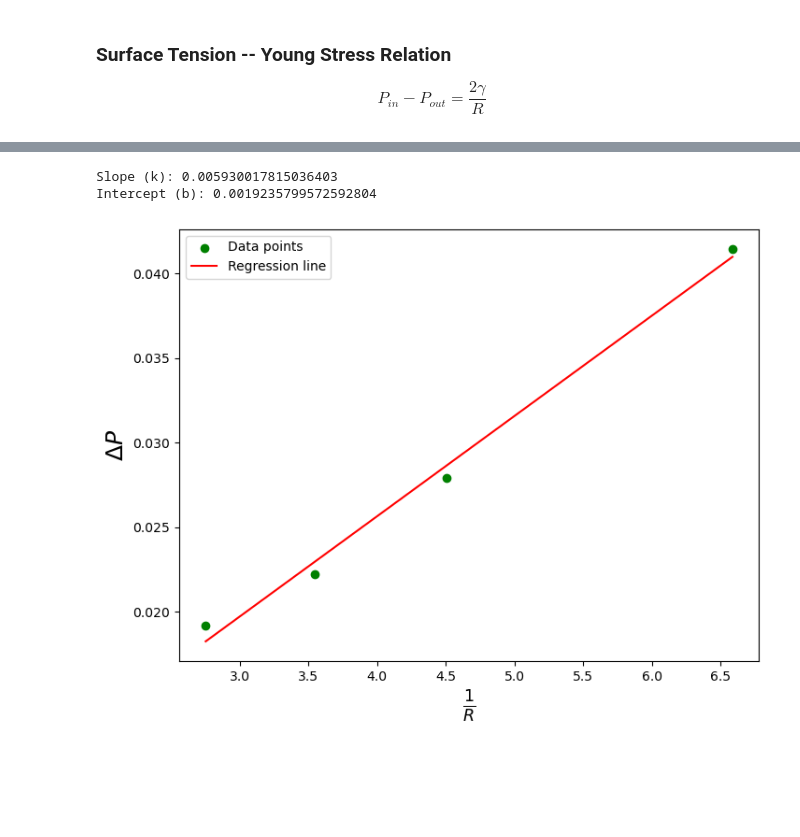
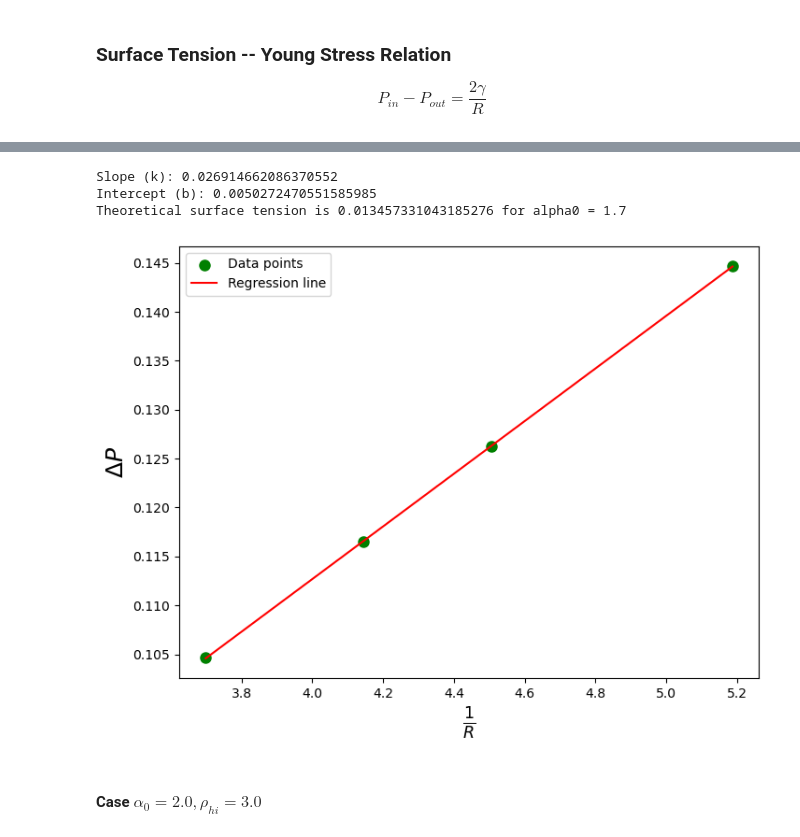
Before and after one commit to MDProject/Binary-Fluctuating-Lattice-Boltzmann, a Jupyter notebook: Surface_Tension.ipynb, the cells around one changed output, grey strips where cells are left out. Drawn from its saved outputs; the diff is of its cells as text; code cells hidden in the pictures; blank space fills up the shorter version.

```diff
--- a/Surface_Tension.ipynb
+++ b/Surface_Tension.ipynb
@@ -99,20 +99,24 @@ $$p=\rho_{\sigma}c_{s}^{2}+\rho_{\sigma^{\prime}}c_{s}^{2}+G_{\sigma\sigma^{\pri
 ### Mass Conservation Verification
 # %%
 ############    modify if needed    ############################
-step1 = 10000
+step1 = 20000
 step0 = 0
 temperature = 0.
-alpha0 = 1.5
+alpha0 = 2.
 cs2 = 1./3.
 nx = 32
 ny = 32
 nz = 32
 radius = 0.2
+rho_hi = 3.0
 #######################################################
 
-plot_file_dir_last = "./data_droplet_alpha0_{:.2f}_r{:.2f}/lbm_data_shshan_alpha0_".format(alpha0, radius) +\
+plot_file_root = "./droplet_surface_tension"
+plot_file_dir_last = plot_file_root + "/data_droplet_density_{:.2f}_alpha0_{:.2f}_r{:.2f}_size{:d}-{:d}-{:d}/lbm_data_shshan_alpha0_"\
+    .format(rho_hi, alpha0, radius, nx, ny, nz) +\
       "{:.2f}".format(alpha0) + "_xi_" + "{:.1e}".format(temperature) + "_size{:d}-{:d}-{:d}/plt".format(nx,ny,nz) + f"{step1:07d}"
-plot_file_dir_init = "./data_droplet_alpha0_{:.2f}_r{:.2f}/lbm_data_shshan_alpha0_".format(alpha0, radius) +\
+plot_file_dir_init = plot_file_root + "/data_droplet_density_{:.2f}_alpha0_{:.2f}_r{:.2f}_size{:d}-{:d}-{:d}/lbm_data_shshan_alpha0_"\
+    .format(rho_hi, alpha0, radius, nx, ny, nz) +\
       "{:.2f}".format(alpha0) + "_xi_" + "{:.1e}".format(temperature) + "_size{:d}-{:d}-{:d}/plt".format(nx,ny,nz) + f"{step0:07d}"
 print("load in data file:")
 print(plot_file_dir_init)
@@ -129,6 +133,7 @@ profile_data1 = ds1.covering_grid(
 )
 rho_frame0 = profile_data0["boxlib", "rho"]
 rho_frame1 = profile_data1["boxlib", "rho"]
+print("max rho at step0: {:.3f}, step1: {:.3f}".format(np.max(rho_frame0), np.max(rho_frame1)))
 
 rho_mean0 = np.mean(rho_frame0)
 rho_mean1 = np.mean(rho_frame1)
@@ -207,7 +379,9 @@ $$\rho_{\text{total}}\left(\frac{L_x}{2},\frac{L_y}{2},\frac{L_z}{2}\right)c_s^2
 ## Adjust the alpha0 value as needed for the following code block
 alpha0 = 1.5  # coefficient G in the SC model parameter
 # %%
-cs2 = 1./3.
+rho_hi = 3.0
+alpha0 = 1.5
+
 r0 = [0.506432,0.506434,0.506434]       # obtained from AMReX code, center of mass
 temperature = 0.
 nx = 32
@@ -234,7 +408,8 @@ plot_file_dir = []  # Initialize an empty list to store file paths
 DeltaP_array = []  # Initialize an empty list to store deltaP values
 for n in range(len(radius_array)):
     # Format the radius to 2 decimal places and create the filename
-    file_path = "./data_droplet_alpha0_{:.2f}_r{:.2f}/lbm_data_shshan_alpha0_".format(alpha0, radius_array[n]) +\
+    file_path = plot_file_root + "/data_droplet_density_{:.2f}_alpha0_{:.2f}_r{:.2f}_size{:d}-{:d}-{:d}/lbm_data_shshan_alpha0_"\
+      .format(rho_hi, alpha0, radius_array[n], nx, ny, nz) +\
       "{:.2f}".format(alpha0) + "_xi_" + "{:.1e}".format(temperature) + "_size{:d}-{:d}-{:d}/plt".format(nx,ny,nz) + f"{frame_step_array[n]:07d}"
     plot_file_dir.append(file_path)  # Add the file path to the list
 
@@ -329,4 +504,13 @@ Pressure_SC difference =  0.019754494231470122 dimensionless
 ### Surface Tension -- Young Stress Relation
 
 $$P_{in} - P_{out} = \frac{2\gamma}{R}$$
+# %%
+plt.rcParams.update({
+    'font.size': 16,           # Controls default text size (e.g., tick labels)
+    'axes.labelsize': 18,      # Axis labels (xlabel, ylabel)
+    'axes.titlesize': 20,      # Title font size (if you have one)
+    'legend.fontsize': 16,     # Legend text size
+    'xtick.labelsize': 16,     # X-axis tick labels
+    'ytick.labelsize': 16      # Y-axis tick labels
+})
 # %% [markdown]
@@ -335,12 +674,10 @@ $$P_{in} - P_{out} = \frac{2\gamma}{R}$$
 import numpy as np
 import matplotlib.pyplot as plt
 
-R1 = 0.1518    # init 0.2
-R2 = 0.2221    # init 0.25
-R3 = 0.2820     # init 0.3
-R4 = 0.3633   # init 0.35
+R1, R2, R3, R4 = 0.19280456, 0.2219286, 0.24129567, 0.27032776
+
 ###########################    modify if needed    ############################
-alpha0 = 4. # coefficient G in the SC model parameter
+alpha0 = 1.7 # coefficient G in the SC model parameter
 
 R_array = np.array([R1, R2, R3, R4])
 invR_array = 1./R_array  # Independent variable
@@ -351,34 +688,38 @@ deltaP_SC_array = np.array([DeltaP_array[0], DeltaP_array[1], DeltaP_array[2], D
 n = len(invR_array)
 x_mean = np.mean(invR_array)
 #y_mean = np.mean(deltaP_array)
 y_mean = np.mean(deltaP_SC_array)
 
 # Calculate slope (k) and intercept (b)
 #k = np.sum((invR_array - x_mean) * (deltaP_array - y_mean)) / np.sum((invR_array - x_mean) ** 2)
 k = np.sum((invR_array - x_mean) * (deltaP_SC_array - y_mean)) / np.sum((invR_array - x_mean) ** 2)
 
 b = y_mean - k * x_mean
 
 # Generate predictions
 y_pred = k * invR_array + b
 
 # Print results
 print(f"Slope (k): {k}")
 print(f"Intercept (b): {b}")
+print("Theoretical surface tension is", k/2., "for alpha0 =", alpha0)
 
 # Plot the data and regression line
 plt.figure(figsize=(8, 6), dpi=100)  # Optional: Set the figure size
 #plt.scatter(invR_array, deltaP_array, color='blue', label='Data points')
-plt.scatter(invR_array, deltaP_SC_array, color='green', label='Data points')
+plt.scatter(invR_array, deltaP_SC_array, color='green', label='Data points', marker='o', s=64)
 
 plt.plot(invR_array, y_pred, color='red', label='Regression line')
 plt.xlabel(r'$\frac{1}{R}$', fontsize=18)
 plt.ylabel(r'$\Delta P$', fontsize=18)
 # set ylim range
 #plt.ylim(min(deltaP_array)*0.9, max(deltaP_array)*1.1)
 plt.legend()
 plt.show()
 # %% [output]
-Slope (k): 0.005930017815036403
-Intercept (b): 0.0019235799572592804
+Slope (k): 0.026914662086370552
+Intercept (b): 0.0050272470551585985
+Theoretical surface tension is 0.013457331043185276 for alpha0 = 1.7
-[figure, old version]
+[figure, new version]
+# %% [markdown]
+#### Case $\alpha_0=2.0,\rho_{hi}=3.0$
```
Also changed, not shown: parts of 22 cells of this notebook, 14 other files.
